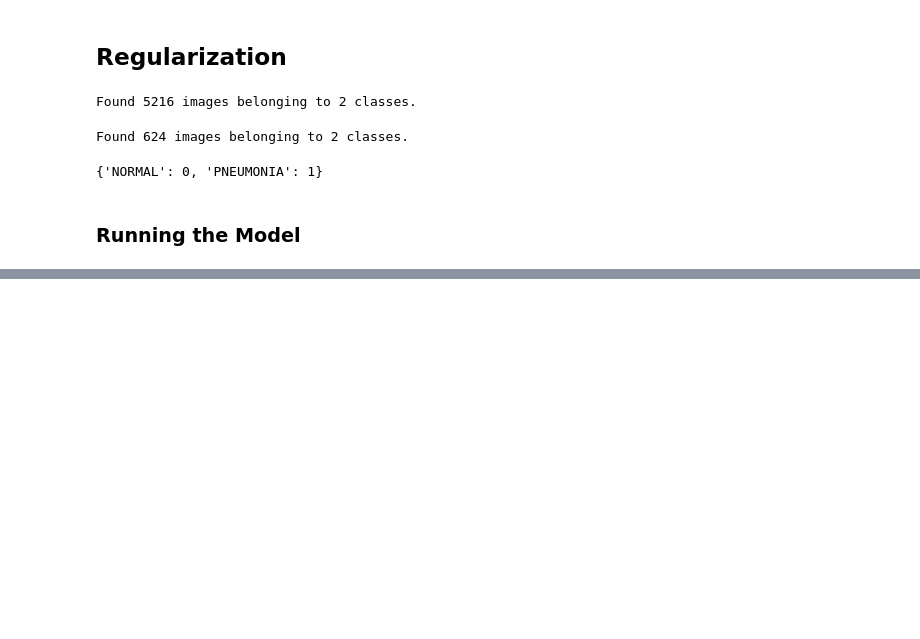
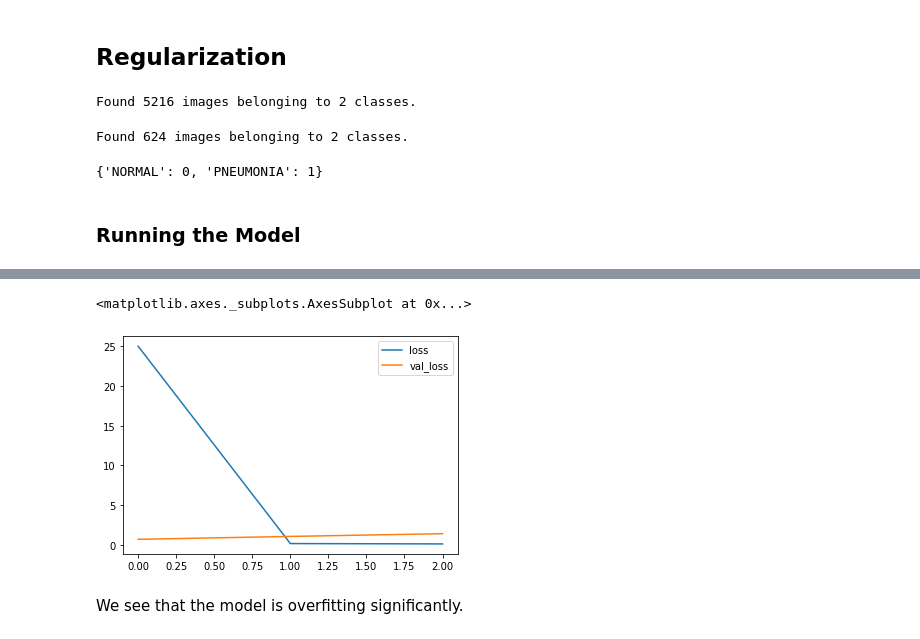
Before and after one commit to OsosKP/tf-image-classifier, a Jupyter notebook: model.ipynb, the cells around one changed output, grey strips where cells are left out. Drawn from its saved outputs; the diff is of its cells as text; code cells hidden in the pictures; blank space fills up the shorter version.

```diff
--- a/model.ipynb
+++ b/model.ipynb
@@ -167,0 +204,7 @@ KeyboardInterrupt:
+# %%
+metrics[['loss', 'val_loss']].plot()
+# %% [output]
+<matplotlib.axes._subplots.AxesSubplot at 0x...>
+[figure, added]
+# %% [markdown]
+<p>We see that the model is overfitting significantly.</p>
```
Also changed, not shown: parts of 9 cells of this notebook.
